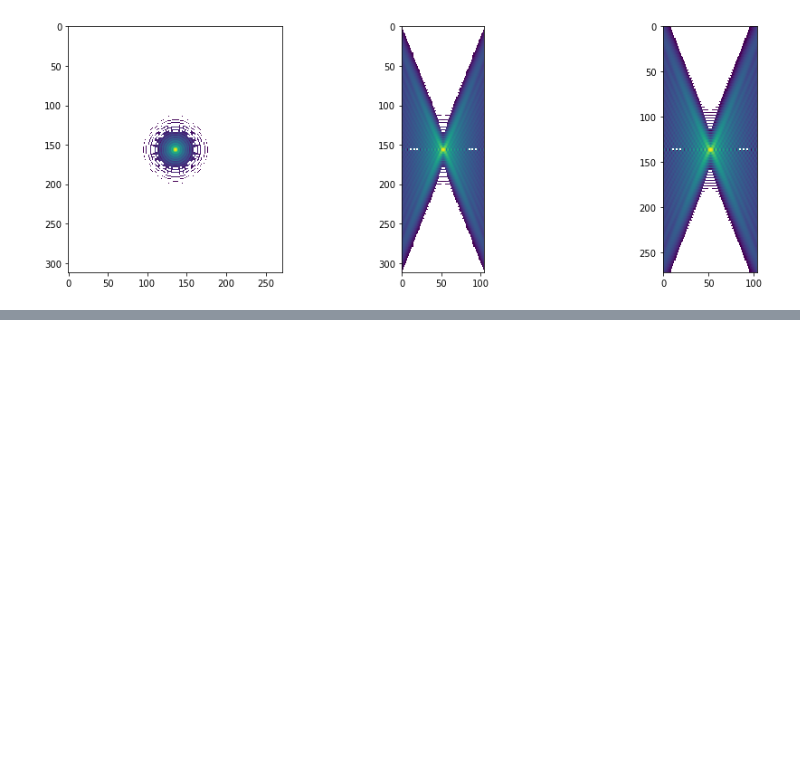
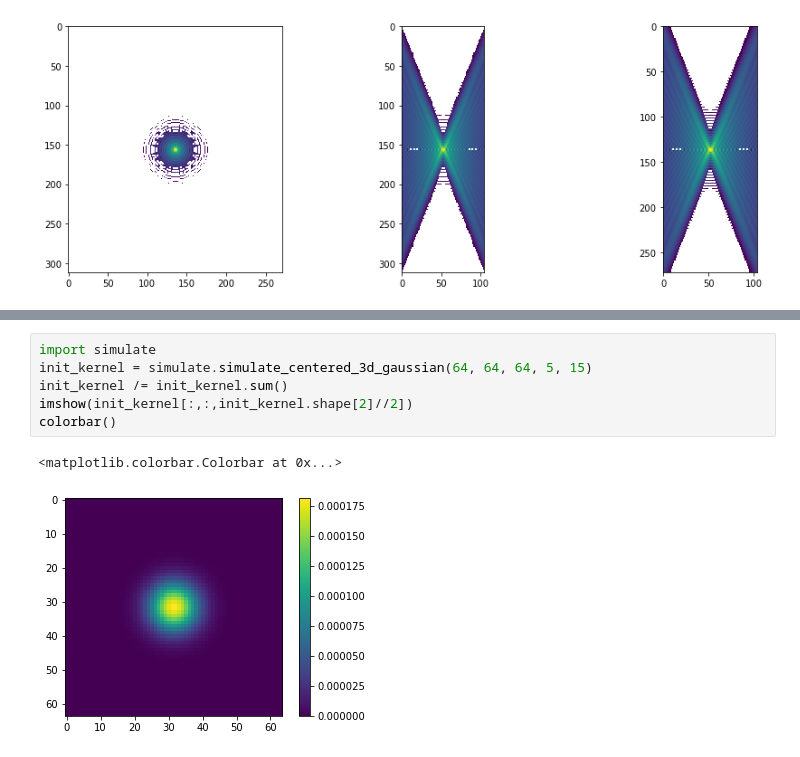
Before and after one commit to kkhchung/smlm-dl, a Jupyter notebook: smlm_dl/conv_tests.ipynb, the cells around one changed output, grey strips where cells are left out. Saved outputs shown, nothing was run; the diff lists cells and outputs as text; blank space fills up the shorter version.

```diff
--- a/smlm_dl/conv_tests.ipynb
+++ b/smlm_dl/conv_tests.ipynb
@@ -164,0 +206,9 @@ torch.Size([1, 1, 412, 372, 234])
+# %%
+import simulate
+init_kernel = simulate.simulate_centered_3d_gaussian(64, 64, 64, 5, 15)
+init_kernel /= init_kernel.sum()
+imshow(init_kernel[:,:,init_kernel.shape[2]//2])
+colorbar()
+# %% [output]
+<matplotlib.colorbar.Colorbar at 0x...>
+[figure, added]
```
Also changed, not shown: parts of 11 cells of this notebook, 2 other files.
